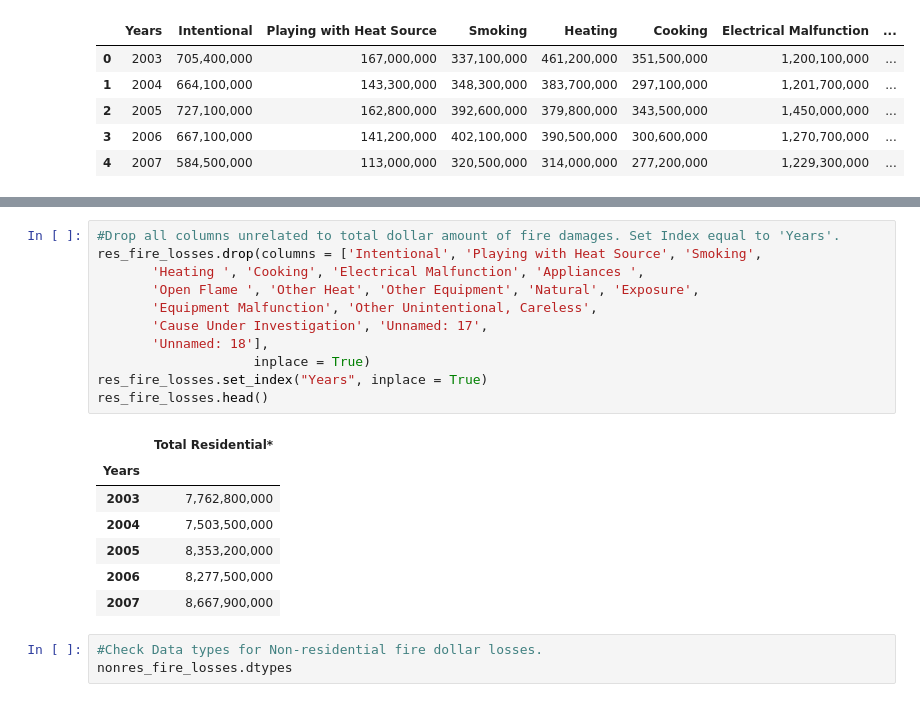
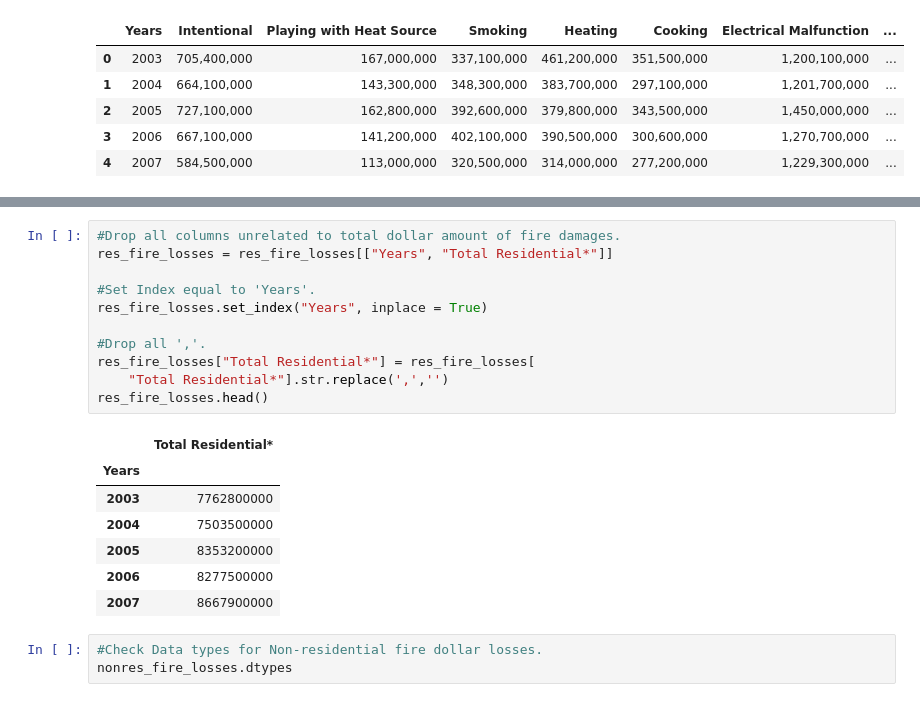
Before and after one commit to AnnSweetNanners/Project-1, a Jupyter notebook: Fire_Analysis.ipynb, the cells around one changed output, grey strips where cells are left out. Saved outputs shown, nothing was run; the diff lists cells and outputs as text.

Commit message:
added fire analysis and images

```diff
--- a/Fire_Analysis.ipynb
+++ b/Fire_Analysis.ipynb
@@ -63,22 +71,22 @@ nonres_fire_losses.head()
 # %%
-#Drop all columns unrelated to total dollar amount of fire damages. Set Index equal to 'Years'.
-res_fire_losses.drop(columns = ['Intentional', 'Playing with Heat Source', 'Smoking',
-       'Heating ', 'Cooking', 'Electrical Malfunction', 'Appliances ',
-       'Open Flame ', 'Other Heat', 'Other Equipment', 'Natural', 'Exposure',
-       'Equipment Malfunction', 'Other Unintentional, Careless',
-       'Cause Under Investigation', 'Unnamed: 17',
-       'Unnamed: 18'],
-                    inplace = True)
+#Drop all columns unrelated to total dollar amount of fire damages.
+res_fire_losses = res_fire_losses[["Years", "Total Residential*"]]
+
+#Set Index equal to 'Years'.
 res_fire_losses.set_index("Years", inplace = True)
+
+#Drop all ','.
+res_fire_losses["Total Residential*"] = res_fire_losses[
+    "Total Residential*"].str.replace(',','')
 res_fire_losses.head()
 # %% [output]
 |  | Total Residential* |
 | Years |  |
-| 2003 | 7,762,800,000 |
-| 2004 | 7,503,500,000 |
-| 2005 | 8,353,200,000 |
-| 2006 | 8,277,500,000 |
-| 2007 | 8,667,900,000 |
+| 2003 | 7762800000 |
+| 2004 | 7503500000 |
+| 2005 | 8353200000 |
+| 2006 | 8277500000 |
+| 2007 | 8667900000 |
 # %%
 #Check Data types for Non-residential fire dollar losses.
 nonres_fire_losses.dtypes
```
Also changed, not shown: parts of 50 cells of this notebook, 12 other files.
